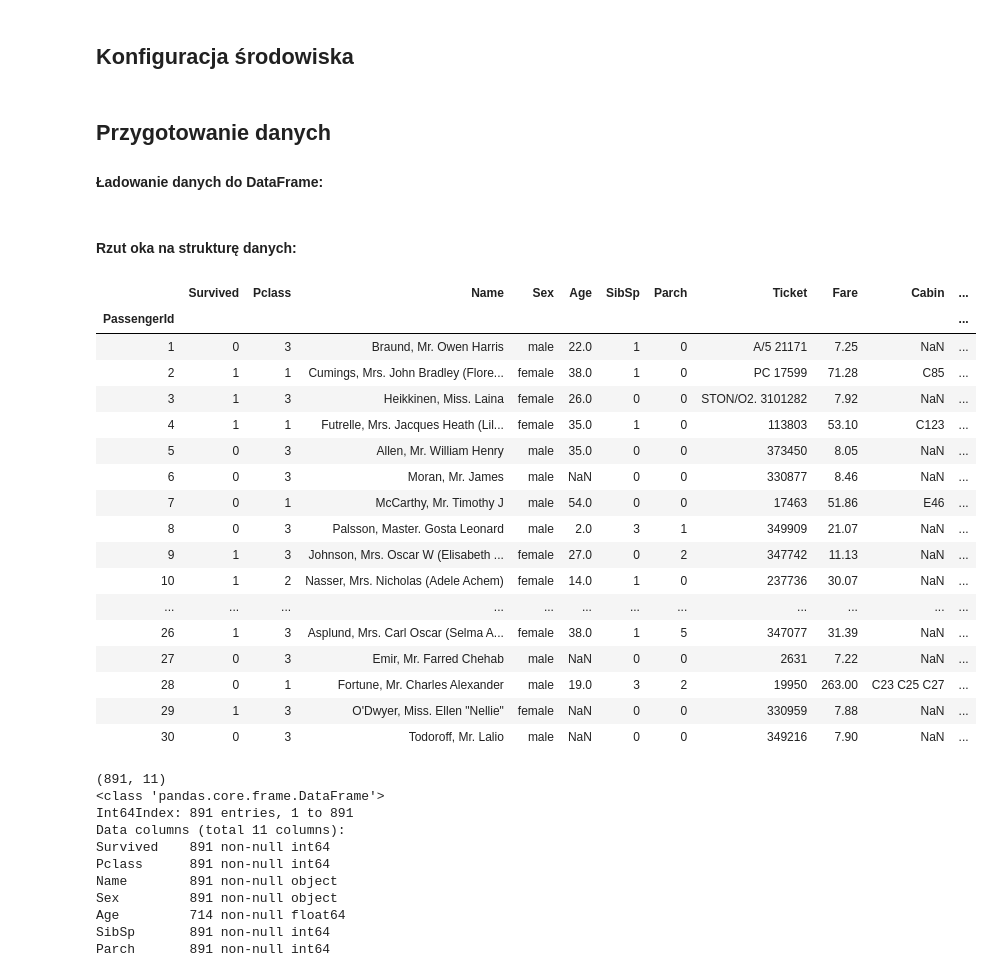
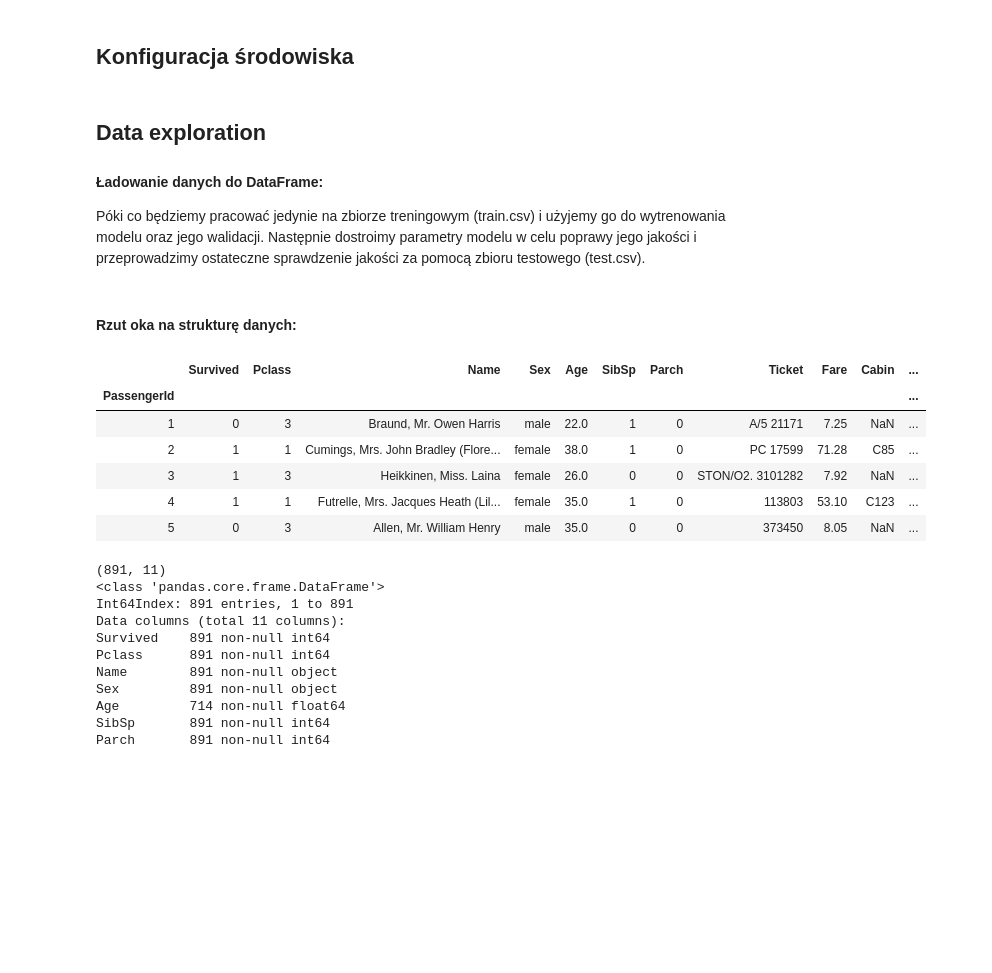
Before and after one commit to mcwilk/ML_classification, a Jupyter notebook: Titanic_ML_model_v1.ipynb, the cells around one changed output. Cells and saved outputs as stored; diff of their text form; code cells hidden in the pictures; blank space fills up the shorter version.

```diff
--- a/Titanic_ML_model_v1.ipynb
+++ b/Titanic_ML_model_v1.ipynb
@@ -41,9 +42,11 @@ pd.set_option('precision', 2)
 
 # Stałe dla lokalizacji na dysku
 DIR = '.'
-# %% [markdown]
-## Przygotowanie danych
-#### Ładowanie danych do DataFrame:
+# %% [markdown]
+## Data exploration
+#### Ładowanie danych do DataFrame:
+
+Póki co będziemy pracować jedynie na zbiorze treningowym (train.csv) i użyjemy go do wytrenowania modelu oraz jego walidacji. Następnie dostroimy parametry modelu w celu poprawy jego jakości i przeprowadzimy ostateczne sprawdzenie jakości za pomocą zbioru testowego (test.csv).
 # %%
 # zbiór treningowy
 X_full = pd.read_csv('./Titanic_dataset/train.csv', index_col='PassengerId')
@@ -53,26 +56,15 @@ X_test_full = pd.read_csv('./Titanic_dataset/train.csv', index_col='PassengerId'
 # %% [markdown]
 #### Rzut oka na strukturę danych:
 # %%
-X_full.head(30)
+X_full.head()
 # %% [output]
 |  | Survived | Pclass | Name | Sex | Age | SibSp | Parch | Ticket | Fare | Cabin | ... |
 | PassengerId |  |  |  |  |  |  |  |  |  |  | ... |
 | 1 | 0 | 3 | Braund, Mr. Owen Harris | male | 22.0 | 1 | 0 | A/5 21171 | 7.25 | NaN | ... |
 | 2 | 1 | 1 | Cumings, Mrs. John Bradley (Flore... | female | 38.0 | 1 | 0 | PC 17599 | 71.28 | C85 | ... |
 | 3 | 1 | 3 | Heikkinen, Miss. Laina | female | 26.0 | 0 | 0 | STON/O2. 3101282 | 7.92 | NaN | ... |
 | 4 | 1 | 1 | Futrelle, Mrs. Jacques Heath (Lil... | female | 35.0 | 1 | 0 | 113803 | 53.10 | C123 | ... |
 | 5 | 0 | 3 | Allen, Mr. William Henry | male | 35.0 | 0 | 0 | 373450 | 8.05 | NaN | ... |
-| 6 | 0 | 3 | Moran, Mr. James | male | NaN | 0 | 0 | 330877 | 8.46 | NaN | ... |
-| 7 | 0 | 1 | McCarthy, Mr. Timothy J | male | 54.0 | 0 | 0 | 17463 | 51.86 | E46 | ... |
-| 8 | 0 | 3 | Palsson, Master. Gosta Leonard | male | 2.0 | 3 | 1 | 349909 | 21.07 | NaN | ... |
-| 9 | 1 | 3 | Johnson, Mrs. Oscar W (Elisabeth ... | female | 27.0 | 0 | 2 | 347742 | 11.13 | NaN | ... |
-| 10 | 1 | 2 | Nasser, Mrs. Nicholas (Adele Achem) | female | 14.0 | 1 | 0 | 237736 | 30.07 | NaN | ... |
-| ... | ... | ... | ... | ... | ... | ... | ... | ... | ... | ... | ... |
-| 26 | 1 | 3 | Asplund, Mrs. Carl Oscar (Selma A... | female | 38.0 | 1 | 5 | 347077 | 31.39 | NaN | ... |
-| 27 | 0 | 3 | Emir, Mr. Farred Chehab | male | NaN | 0 | 0 | 2631 | 7.22 | NaN | ... |
-| 28 | 0 | 1 | Fortune, Mr. Charles Alexander | male | 19.0 | 3 | 2 | 19950 | 263.00 | C23 C25 C27 | ... |
-| 29 | 1 | 3 | O'Dwyer, Miss. Ellen "Nellie" | female | NaN | 0 | 0 | 330959 | 7.88 | NaN | ... |
-| 30 | 0 | 3 | Todoroff, Mr. Lalio | male | NaN | 0 | 0 | 349216 | 7.90 | NaN | ... |
 # %%
 print(X_full.shape)
 X_full.info()
```
Also changed, not shown: parts of 25 cells of this notebook.
